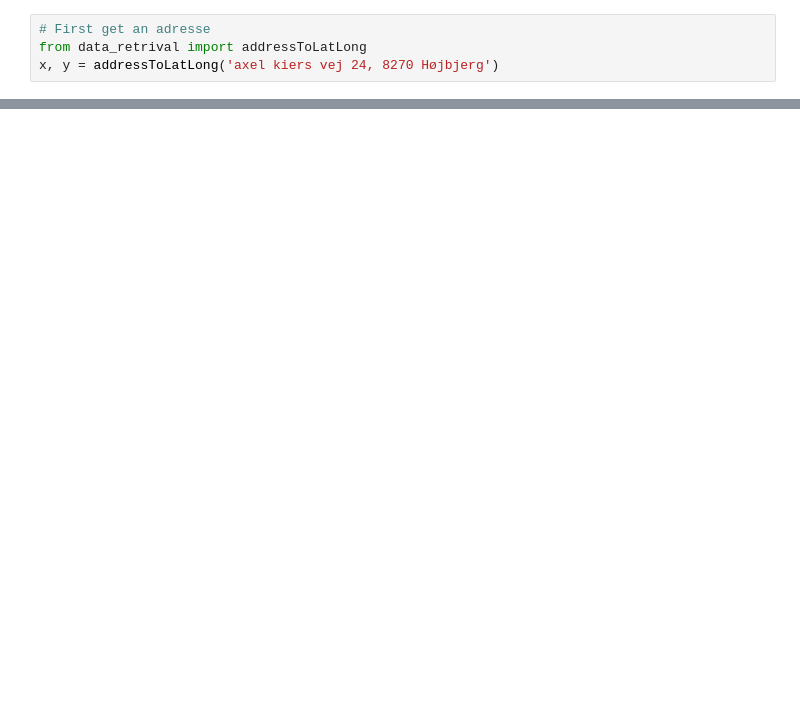
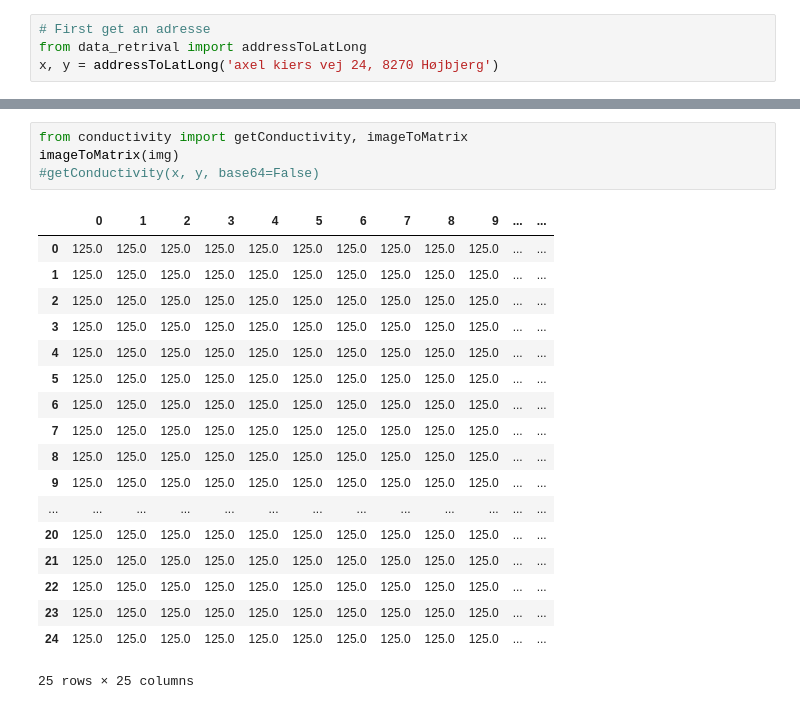
Before and after one commit to Bolius/notebooks, a Jupyter notebook: water_comes/Conductivity.ipynb, the cells around one changed output, grey strips where cells are left out. Cells and saved outputs as stored; diff of their text form; blank space fills up the shorter version.

Commit message:
Conductivity mapping

```diff
--- a/water_comes/Conductivity.ipynb
+++ b/water_comes/Conductivity.ipynb
@@ -21,0 +44,23 @@ img
+# %%
+from conductivity import getConductivity, imageToMatrix
+imageToMatrix(img)
+#getConductivity(x, y, base64=False)
+# %% [output]
+|  | 0 | 1 | 2 | 3 | 4 | 5 | 6 | 7 | 8 | 9 | ... | ... |
+| 0 | 125.0 | 125.0 | 125.0 | 125.0 | 125.0 | 125.0 | 125.0 | 125.0 | 125.0 | 125.0 | ... | ... |
+| 1 | 125.0 | 125.0 | 125.0 | 125.0 | 125.0 | 125.0 | 125.0 | 125.0 | 125.0 | 125.0 | ... | ... |
+| 2 | 125.0 | 125.0 | 125.0 | 125.0 | 125.0 | 125.0 | 125.0 | 125.0 | 125.0 | 125.0 | ... | ... |
+| 3 | 125.0 | 125.0 | 125.0 | 125.0 | 125.0 | 125.0 | 125.0 | 125.0 | 125.0 | 125.0 | ... | ... |
+| 4 | 125.0 | 125.0 | 125.0 | 125.0 | 125.0 | 125.0 | 125.0 | 125.0 | 125.0 | 125.0 | ... | ... |
+| 5 | 125.0 | 125.0 | 125.0 | 125.0 | 125.0 | 125.0 | 125.0 | 125.0 | 125.0 | 125.0 | ... | ... |
+| 6 | 125.0 | 125.0 | 125.0 | 125.0 | 125.0 | 125.0 | 125.0 | 125.0 | 125.0 | 125.0 | ... | ... |
+| 7 | 125.0 | 125.0 | 125.0 | 125.0 | 125.0 | 125.0 | 125.0 | 125.0 | 125.0 | 125.0 | ... | ... |
+| 8 | 125.0 | 125.0 | 125.0 | 125.0 | 125.0 | 125.0 | 125.0 | 125.0 | 125.0 | 125.0 | ... | ... |
+| 9 | 125.0 | 125.0 | 125.0 | 125.0 | 125.0 | 125.0 | 125.0 | 125.0 | 125.0 | 125.0 | ... | ... |
+| ... | ... | ... | ... | ... | ... | ... | ... | ... | ... | ... | ... | ... |
+| 20 | 125.0 | 125.0 | 125.0 | 125.0 | 125.0 | 125.0 | 125.0 | 125.0 | 125.0 | 125.0 | ... | ... |
+| 21 | 125.0 | 125.0 | 125.0 | 125.0 | 125.0 | 125.0 | 125.0 | 125.0 | 125.0 | 125.0 | ... | ... |
+| 22 | 125.0 | 125.0 | 125.0 | 125.0 | 125.0 | 125.0 | 125.0 | 125.0 | 125.0 | 125.0 | ... | ... |
+| 23 | 125.0 | 125.0 | 125.0 | 125.0 | 125.0 | 125.0 | 125.0 | 125.0 | 125.0 | 125.0 | ... | ... |
+| 24 | 125.0 | 125.0 | 125.0 | 125.0 | 125.0 | 125.0 | 125.0 | 125.0 | 125.0 | 125.0 | ... | ... |
+25 rows × 25 columns
```
Also changed, not shown: parts of 4 cells of this notebook, 1 other file.
